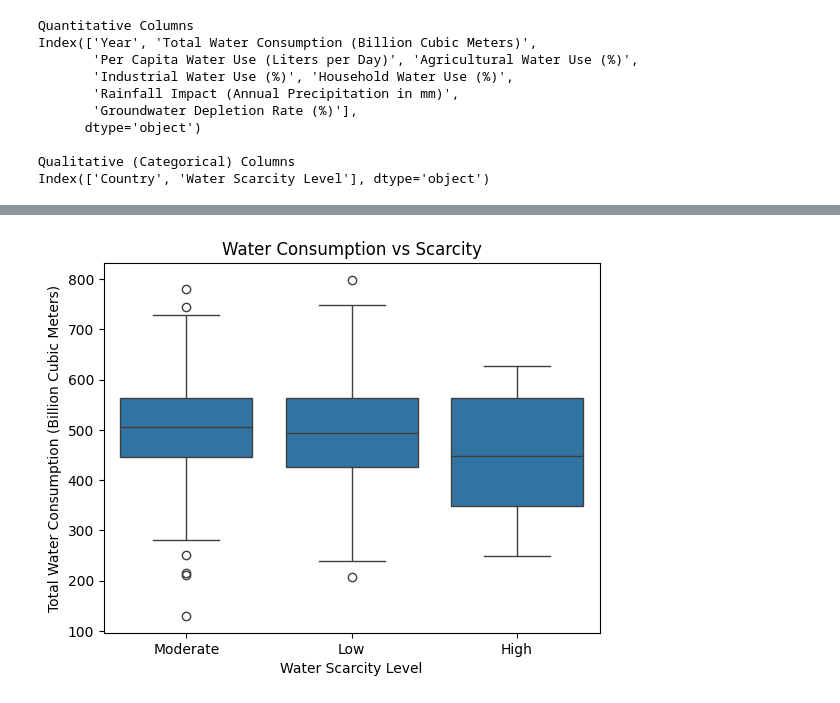
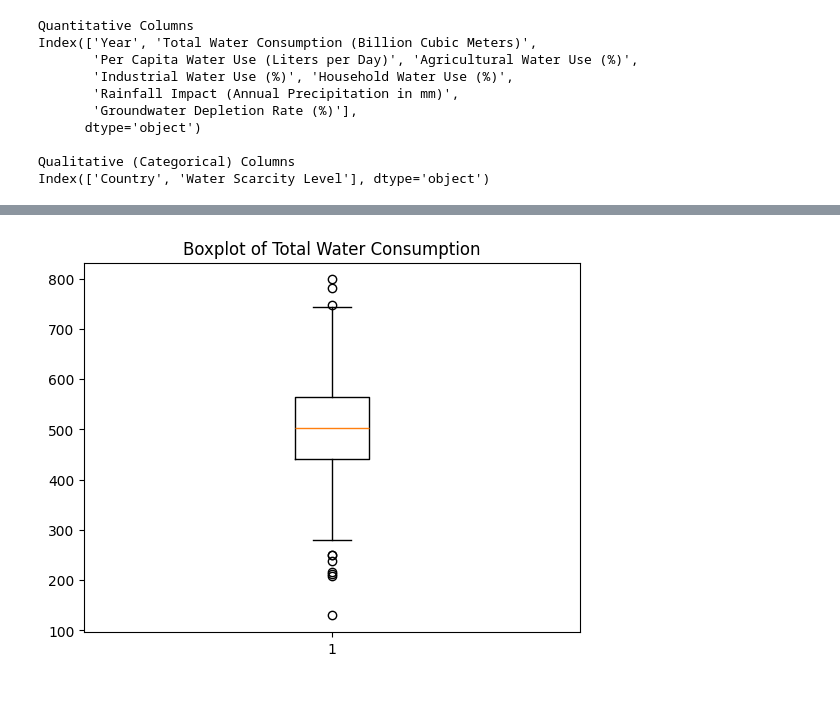
Before and after one commit to Madhav-Garibnawaz/Water-Usage-Analysis-System, a Jupyter notebook: water_usage_analysis.ipynb, the cells around one changed output, grey strips where cells are left out. Saved outputs shown, nothing was run; the diff lists cells and outputs as text; code cells hidden in the pictures.

```diff
--- a/water_usage_analysis.ipynb
+++ b/water_usage_analysis.ipynb
@@ -129,8 +154,7 @@ plt.show()
 # %%
-# Water Consumption vs Scarcity -> Higher consumption -> more stress.
-
-sns.boxplot(data=df, x='Water Scarcity Level', y='Total Water Consumption (Billion Cubic Meters)')
-plt.title("Water Consumption vs Scarcity")
+# Total Water Consumption
+plt.boxplot(df['Total Water Consumption (Billion Cubic Meters)'])
+plt.title("Boxplot of Total Water Consumption")
 plt.show()
 # %% [output]
-[figure, old version]
+[figure, new version]
```
Also changed, not shown: parts of 25 cells of this notebook.
